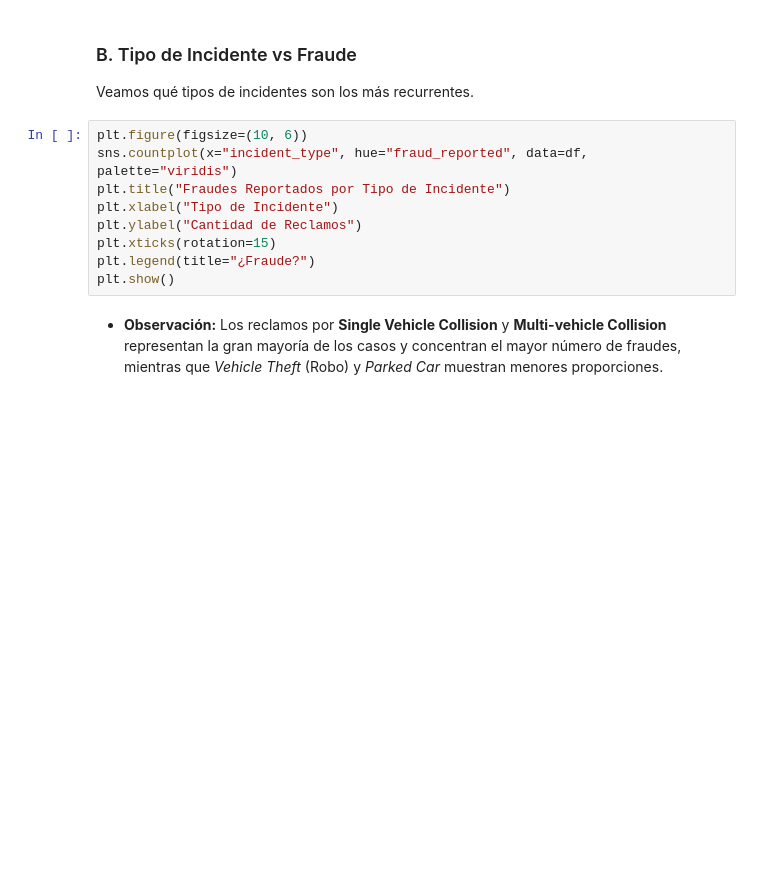
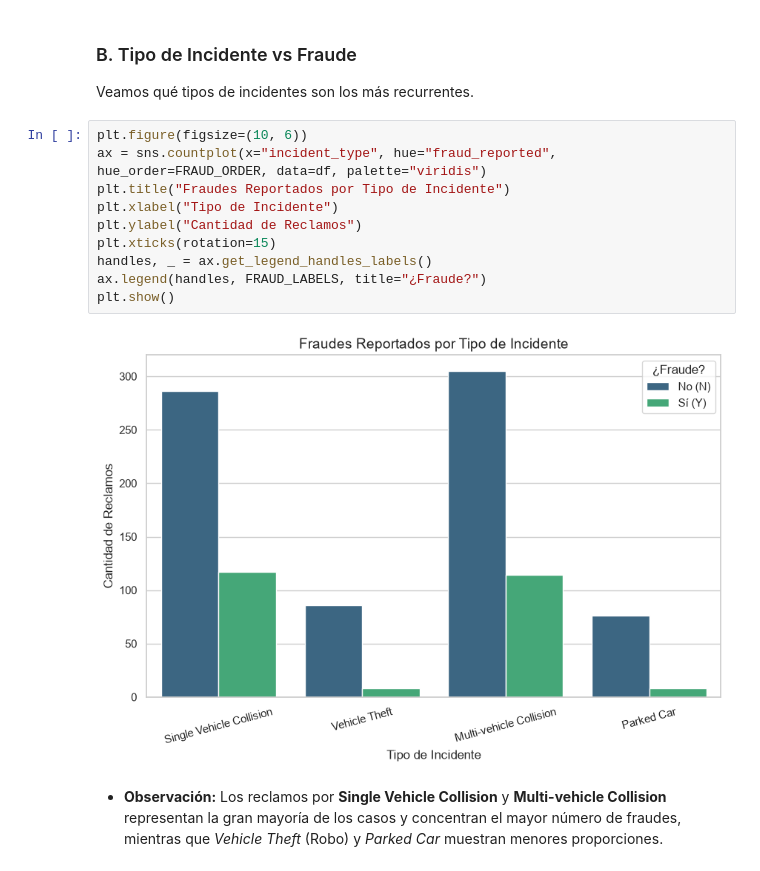
Before and after one commit to Luciozanettini/insurance-fraud-analysis, a Jupyter notebook: insurance_claims_analysis.ipynb, the cells around one changed output. Saved outputs shown, nothing was run; the diff lists cells and outputs as text; blank space fills up the shorter version.

```diff
--- a/insurance_claims_analysis.ipynb
+++ b/insurance_claims_analysis.ipynb
@@ -92,13 +119,16 @@ plt.show()
 Veamos qué tipos de incidentes son los más recurrentes.
 # %%
 plt.figure(figsize=(10, 6))
-sns.countplot(x="incident_type", hue="fraud_reported", data=df, palette="viridis")
+ax = sns.countplot(x="incident_type", hue="fraud_reported", hue_order=FRAUD_ORDER, data=df, palette="viridis")
 plt.title("Fraudes Reportados por Tipo de Incidente")
 plt.xlabel("Tipo de Incidente")
 plt.ylabel("Cantidad de Reclamos")
 plt.xticks(rotation=15)
-plt.legend(title="¿Fraude?")
+handles, _ = ax.get_legend_handles_labels()
+ax.legend(handles, FRAUD_LABELS, title="¿Fraude?")
 plt.show()
+# %% [output]
+[figure, added]
 # %% [markdown]
 * **Observación:** Los reclamos por **Single Vehicle Collision** y **Multi-vehicle Collision** representan la gran mayoría de los casos y concentran el mayor número de fraudes, mientras que *Vehicle Theft* (Robo) y *Parked Car* muestran menores proporciones.
 # %% [markdown]
```
Also changed, not shown: parts of 13 cells of this notebook, 3 other files.
